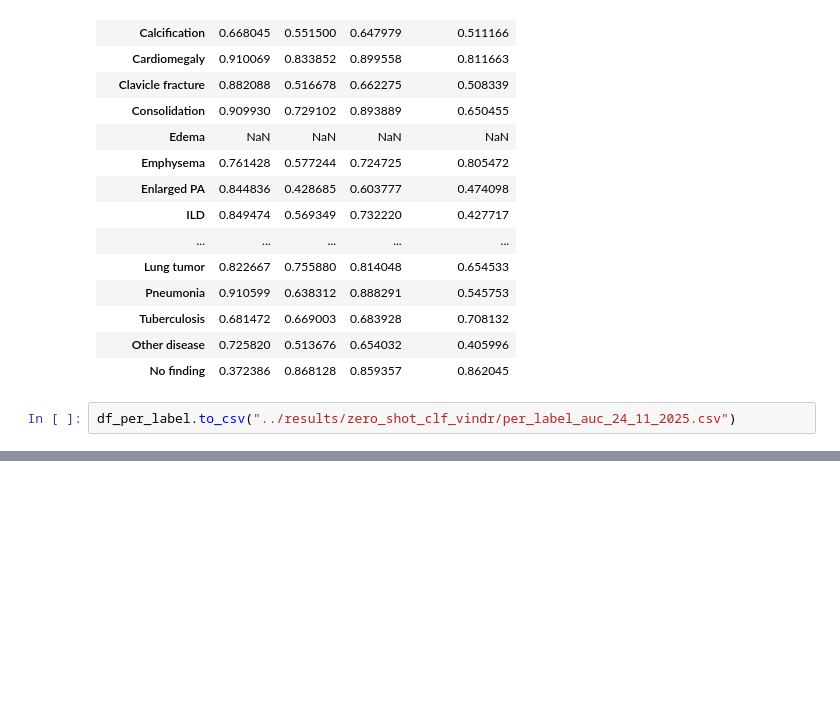
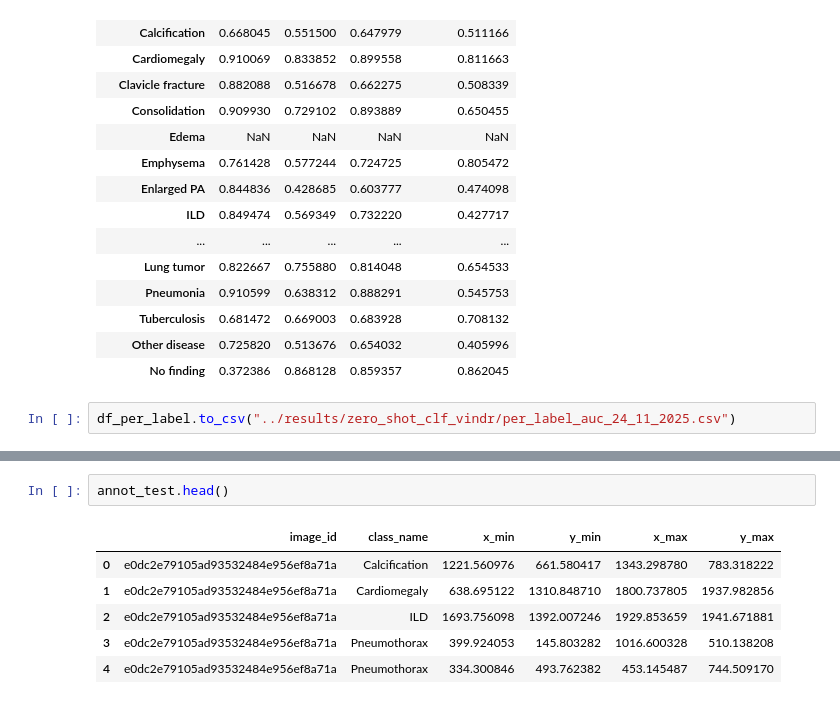
Before and after one commit to harshvardhan10/thesis-codebase, a Jupyter notebook: notebooks/eda_vindr_cxr.ipynb, the cells around one changed output, grey strips where cells are left out. Drawn from its saved outputs; the diff is of its cells as text; blank space fills up the shorter version.

```diff
--- a/notebooks/eda_vindr_cxr.ipynb
+++ b/notebooks/eda_vindr_cxr.ipynb
@@ -339,0 +458,9 @@ df_per_label.to_csv("../results/zero_shot_clf_vindr/per_label_auc_24_11_2025.csv
+# %%
+annot_test.head()
+# %% [output]
+|  | image_id | class_name | x_min | y_min | x_max | y_max |
+| 0 | e0dc2e79105ad93532484e956ef8a71a | Calcification | 1221.560976 | 661.580417 | 1343.298780 | 783.318222 |
+| 1 | e0dc2e79105ad93532484e956ef8a71a | Cardiomegaly | 638.695122 | 1310.848710 | 1800.737805 | 1937.982856 |
+| 2 | e0dc2e79105ad93532484e956ef8a71a | ILD | 1693.756098 | 1392.007246 | 1929.853659 | 1941.671881 |
+| 3 | e0dc2e79105ad93532484e956ef8a71a | Pneumothorax | 399.924053 | 145.803282 | 1016.600328 | 510.138208 |
+| 4 | e0dc2e79105ad93532484e956ef8a71a | Pneumothorax | 334.300846 | 493.762382 | 453.145487 | 744.509170 |
```
Also changed, not shown: parts of 10 cells of this notebook.
